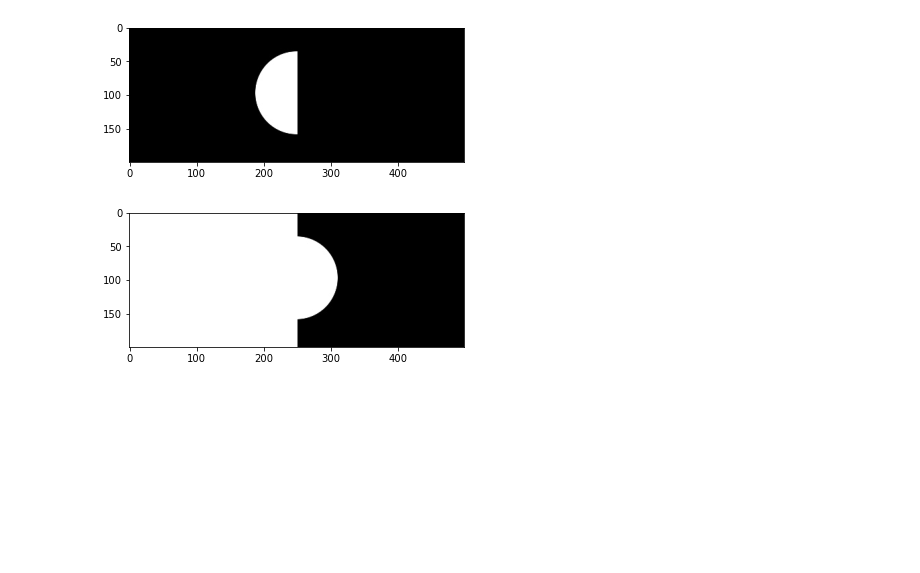
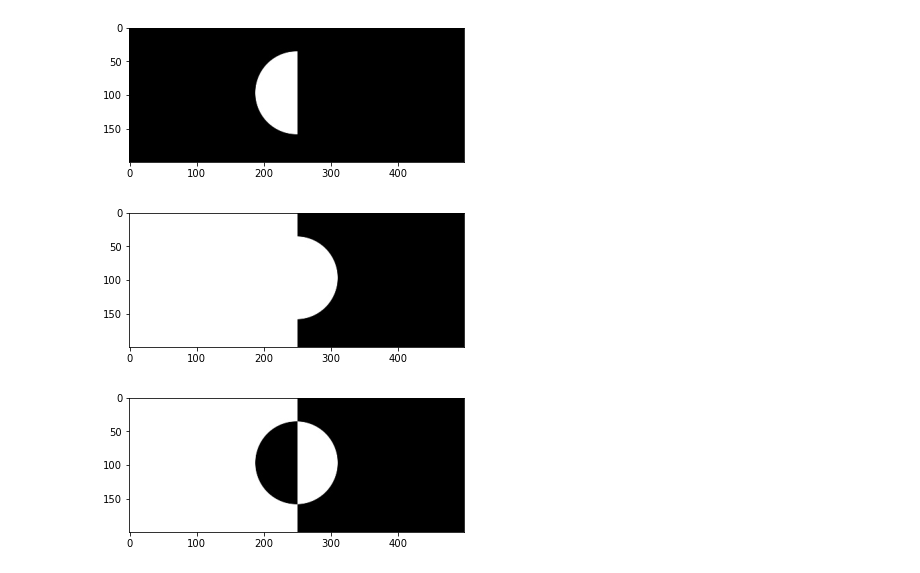
Before and after one commit to mdvadiyatnaqvi/OpenCV, a Jupyter notebook: 4-Image Enhancement/Image_enhancement.ipynb, the cells around one changed output. Drawn from its saved outputs; the diff is of its cells as text; code cells hidden in the pictures; blank space fills up the shorter version.

Commit message:
bitwise xor completed

```diff
--- a/4-Image Enhancement/Image_enhancement.ipynb
+++ b/4-Image Enhancement/Image_enhancement.ipynb
@@ -137,3 +137,11 @@ plt.imshow(res, cmap="gray")
 plt.show()
 # %% [output]
 [figure]
+# %%
+# bitwise xor
+
+res = cv2.bitwise_xor(img1, img2, mask=None)
+plt.imshow(res, cmap="gray")
+plt.show()
+# %% [output]
+[figure, added]
```
